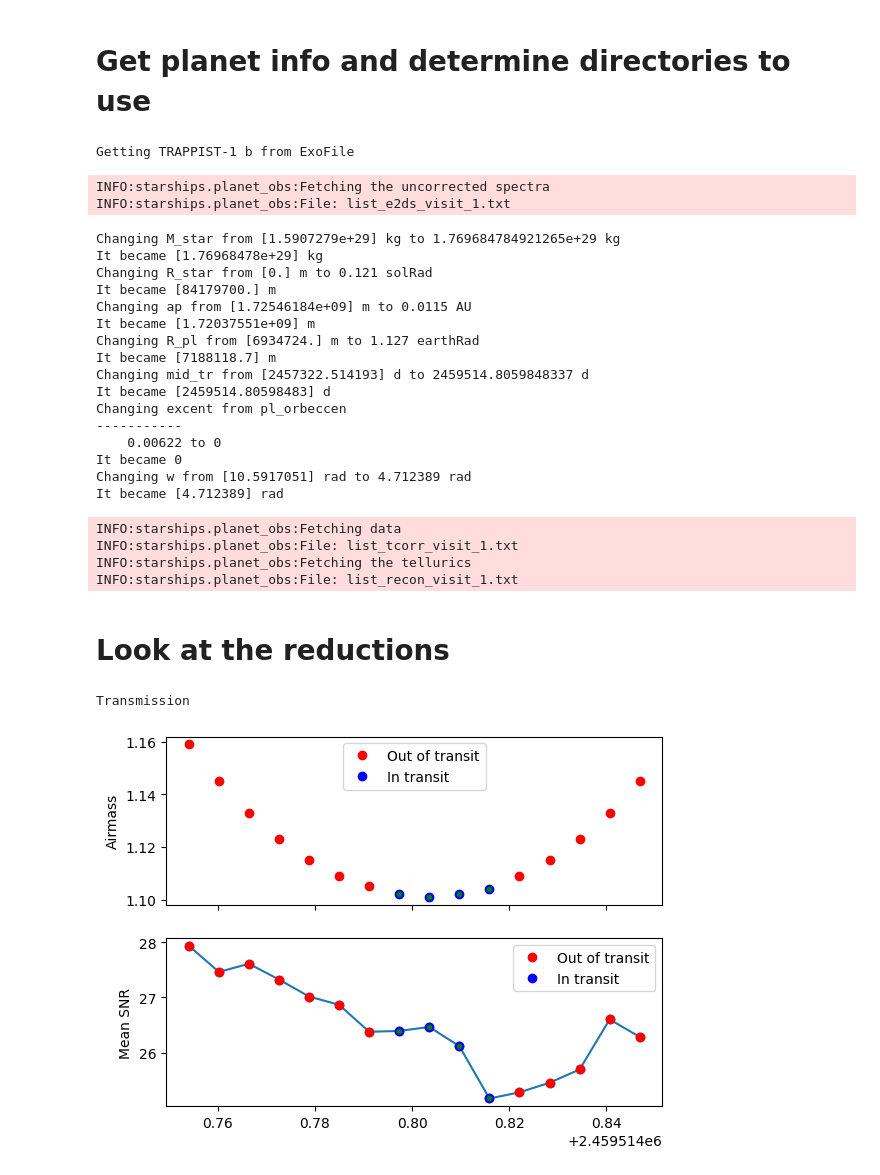
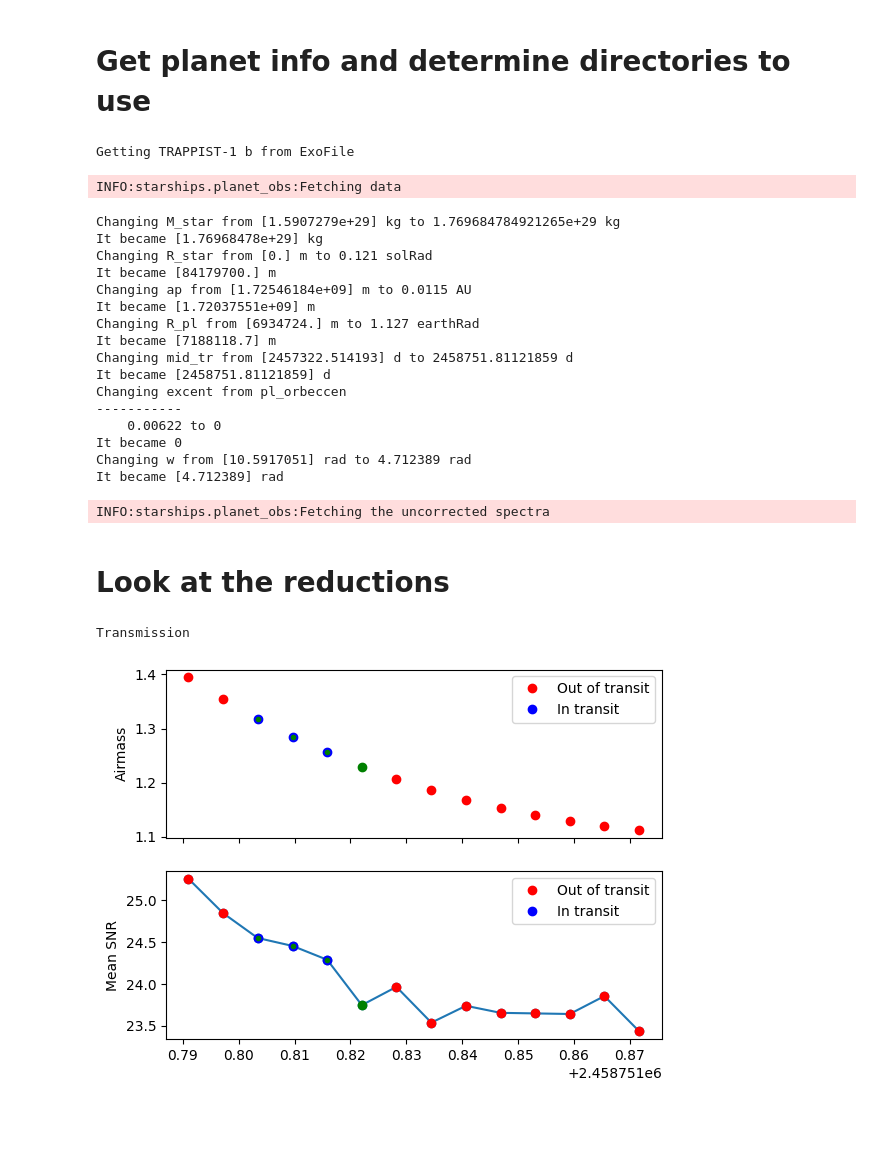
Before and after one commit to mathisbouffard/HRS_with_starships, a Jupyter notebook: HRS_analysis/SPIRou/Plot_reductions.ipynb, the cells around one changed output. Saved outputs shown, nothing was run; the diff lists cells and outputs as text; code cells hidden in the pictures; blank space fills up the shorter version.

```diff
--- a/HRS_analysis/SPIRou/Plot_reductions.ipynb
+++ b/HRS_analysis/SPIRou/Plot_reductions.ipynb
@@ -32,9 +32,10 @@ warnings.simplefilter("ignore", RuntimeWarning)
 # Get planet info and determine directories to use
 # %%
 #--------------------------------------------------------------------------------------------
-# Planet, reduction and instrument
+# Planet, night, reduction and instrument
 pl_name = 'TRAPPIST-1 b'
-reduction = 'v010'
+visit_name = '2019-09-25'
+reduction = 'v002'
 instrument = "SPIRou"
 
 #--------------------------------------------------------------------------------------------
@@ -48,7 +49,7 @@ except KeyError:
 
 # Output reductions in dedicated directory
 pl_name_fname = ''.join(pl_name.split())
-out_dir /= Path(f'HRS_reductions/{instrument}/{pl_name_fname}/{reduction}')
+out_dir /= Path(f'HRS_reductions/{instrument}/{pl_name_fname}/{visit_name}/{reduction}')
 # Make sure the  directory exists
 out_dir.mkdir(parents=True, exist_ok=True)
 # %%
@@ -70,15 +71,17 @@ list_filenames = {'list_e2ds': 'list_e2ds_visit_1.txt',
 # %%
 # SPECIFY PARAMETERS OF THE PLANET
-# If not specified, the default parameter from exofile are taken. Make sure they are ok.
+# If not specified, the default parameters from exofile are taken.
 
-# Parameters from trappist.one website
+# Most parameters from trappist.one website
 ap     = 0.01150*u.au       # semi-major axis of planet
 R_star = 0.121*u.R_sun      # radius of star
 R_pl   = 1.127*u.R_earth    # radius of planet
 M_star = 0.089*const.M_sun  # mass of star
 e      = 0                  # eccentricity
-w      = 4.712389*u.rad     # argument of periapsis (rad)
-mid_tr = 2459514.805984833954*u.d  # mid-transit time (calculated from TTV BJD, Agol et al. 2021)
+w      = 4.712389*u.rad     # argument of periapsis (equal to 270 degrees)
+
+# Mid-transit time (BJD) of this visit
+mid_tr = 2458751.81121859*u.d  # calculated from Agol et al. 2021
 
 
 
@@ -95,12 +98,11 @@ obs = Observations(name=pl_name,
                                 'w': w})
 
 # Get the data
-obs.fetch_data(obs_dir, **list_filenames)
+obs.fetch_data(obs_dir, **list_filenames, CADC=True)
 p = obs.planet
 # %% [output]
 Getting TRAPPIST-1 b from ExoFile
-INFO:starships.planet_obs:Fetching the uncorrected spectra
-INFO:starships.planet_obs:File: list_e2ds_visit_1.txt
+INFO:starships.planet_obs:Fetching data
 Changing M_star from [1.5907279e+29] kg to 1.769684784921265e+29 kg
 It became [1.76968478e+29] kg
 Changing R_star from [0.] m to 0.121 solRad
@@ -109,36 +111,33 @@ Changing ap from [1.72546184e+09] m to 0.0115 AU
 It became [1.72037551e+09] m
 Changing R_pl from [6934724.] m to 1.127 earthRad
 It became [7188118.7] m
-Changing mid_tr from [2457322.514193] d to 2459514.8059848337 d
-It became [2459514.80598483] d
+Changing mid_tr from [2457322.514193] d to 2458751.81121859 d
+It became [2458751.81121859] d
 Changing excent from pl_orbeccen
 -----------
     0.00622 to 0
 It became 0
 Changing w from [10.5917051] rad to 4.712389 rad
 It became [4.712389] rad
-INFO:starships.planet_obs:Fetching data
-INFO:starships.planet_obs:File: list_tcorr_visit_1.txt
-INFO:starships.planet_obs:Fetching the tellurics
-INFO:starships.planet_obs:File: list_recon_visit_1.txt
+INFO:starships.planet_obs:Fetching the uncorrected spectra
 # %% [markdown]
 # Look at the reductions
 # %%
 # Name of reduction sequence files
-seq_file_list = ["sequence_1-pc_mask_wings97_data_trs_night1.npz",
+seq_file_list = ["sequence_1-pc_mask_wings97_data_trs_2019-09-25.npz",
                 ]
 
 #----------------------------#
 
 # Plot airmass and mean SNR
 seq_obj_list = []
 
 for seq_file in seq_file_list:
     sequence_obj = pl_obs.load_single_sequences(seq_file, name=pl_name, planet=p, path=out_dir, load_all=True)
     seq_obj_list.append(sequence_obj)
 # %% [output]
 Transmission
-[figure, old version]
+[figure, new version]
 # %%
 # Plot airmass and mean SNR per order/exposure
 
```
Also changed, not shown: parts of 8 cells of this notebook, 2 other files.
